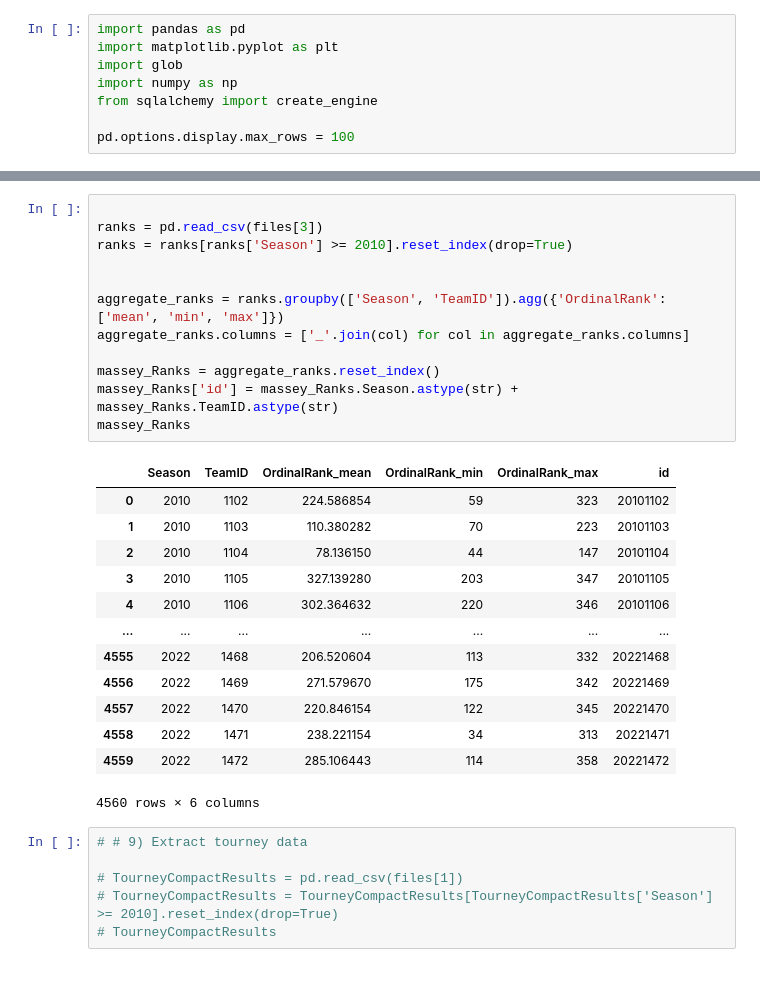
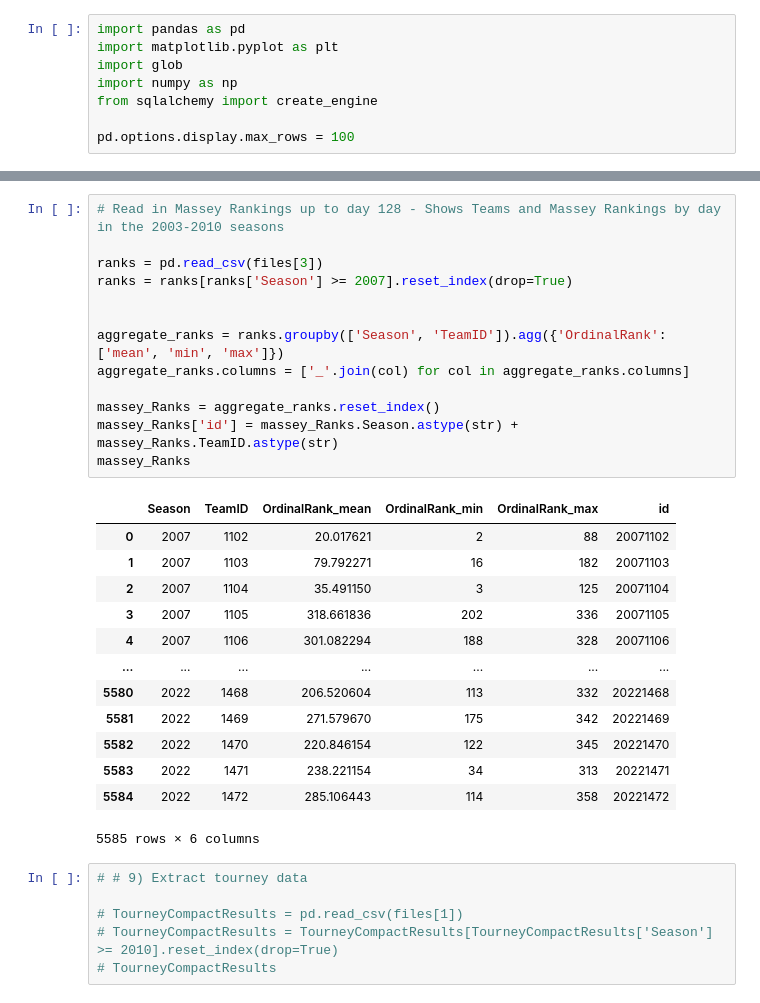
Before and after one commit to racruz25/group_project, a Jupyter notebook: Random_Forest_Model.ipynb, the cells around one changed output, grey strips where cells are left out. Saved outputs shown, nothing was run; the diff lists cells and outputs as text.

```diff
--- a/Random_Forest_Model.ipynb
+++ b/Random_Forest_Model.ipynb
@@ -156,29 +183,30 @@ reg_season_stats.head()
 # %%
+# Read in Massey Rankings up to day 128 - Shows Teams and Massey Rankings by day in the 2003-2010 seasons
 
 ranks = pd.read_csv(files[3])
-ranks = ranks[ranks['Season'] >= 2010].reset_index(drop=True)
+ranks = ranks[ranks['Season'] >= 2007].reset_index(drop=True)
 
 
 aggregate_ranks = ranks.groupby(['Season', 'TeamID']).agg({'OrdinalRank': ['mean', 'min', 'max']})
 aggregate_ranks.columns = ['_'.join(col) for col in aggregate_ranks.columns]
 
 massey_Ranks = aggregate_ranks.reset_index()
 massey_Ranks['id'] = massey_Ranks.Season.astype(str) + massey_Ranks.TeamID.astype(str)
 massey_Ranks
 # %% [output]
 |  | Season | TeamID | OrdinalRank_mean | OrdinalRank_min | OrdinalRank_max | id |
-| 0 | 2010 | 1102 | 224.586854 | 59 | 323 | 20101102 |
-| 1 | 2010 | 1103 | 110.380282 | 70 | 223 | 20101103 |
-| 2 | 2010 | 1104 | 78.136150 | 44 | 147 | 20101104 |
-| 3 | 2010 | 1105 | 327.139280 | 203 | 347 | 20101105 |
-| 4 | 2010 | 1106 | 302.364632 | 220 | 346 | 20101106 |
+| 0 | 2007 | 1102 | 20.017621 | 2 | 88 | 20071102 |
+| 1 | 2007 | 1103 | 79.792271 | 16 | 182 | 20071103 |
+| 2 | 2007 | 1104 | 35.491150 | 3 | 125 | 20071104 |
+| 3 | 2007 | 1105 | 318.661836 | 202 | 336 | 20071105 |
+| 4 | 2007 | 1106 | 301.082294 | 188 | 328 | 20071106 |
 | ... | ... | ... | ... | ... | ... | ... |
-| 4555 | 2022 | 1468 | 206.520604 | 113 | 332 | 20221468 |
-| 4556 | 2022 | 1469 | 271.579670 | 175 | 342 | 20221469 |
-| 4557 | 2022 | 1470 | 220.846154 | 122 | 345 | 20221470 |
-| 4558 | 2022 | 1471 | 238.221154 | 34 | 313 | 20221471 |
-| 4559 | 2022 | 1472 | 285.106443 | 114 | 358 | 20221472 |
+| 5580 | 2022 | 1468 | 206.520604 | 113 | 332 | 20221468 |
+| 5581 | 2022 | 1469 | 271.579670 | 175 | 342 | 20221469 |
+| 5582 | 2022 | 1470 | 220.846154 | 122 | 345 | 20221470 |
+| 5583 | 2022 | 1471 | 238.221154 | 34 | 313 | 20221471 |
+| 5584 | 2022 | 1472 | 285.106443 | 114 | 358 | 20221472 |
-4560 rows × 6 columns
+5585 rows × 6 columns
 # %%
 # # 9) Extract tourney data
 
```
Also changed, not shown: parts of 19 cells of this notebook.
